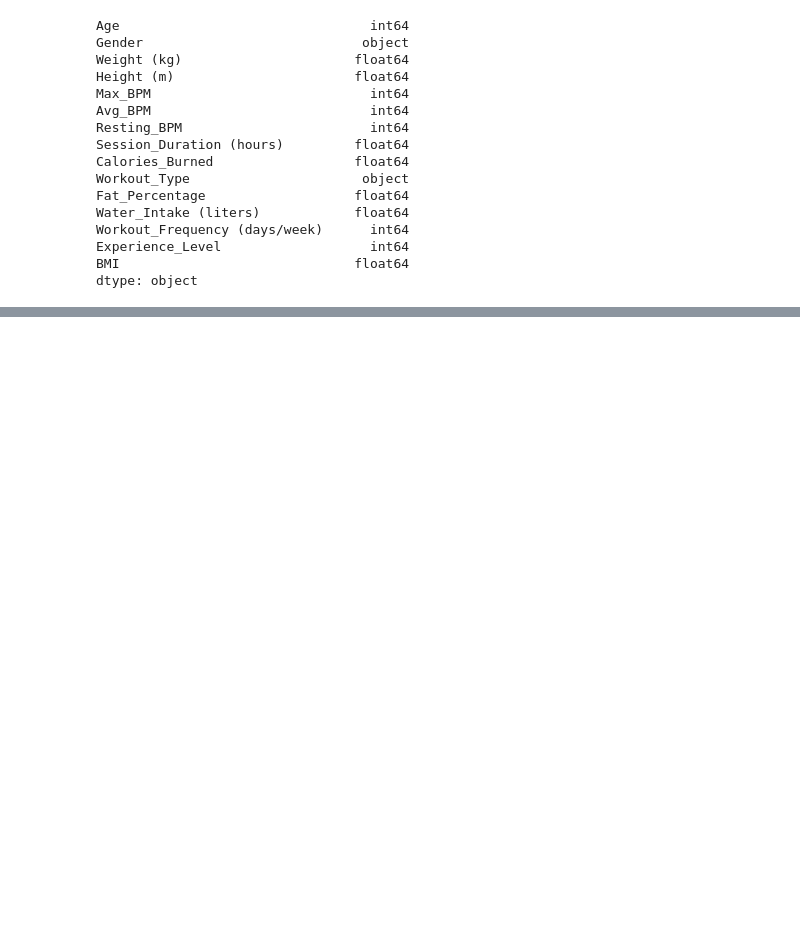
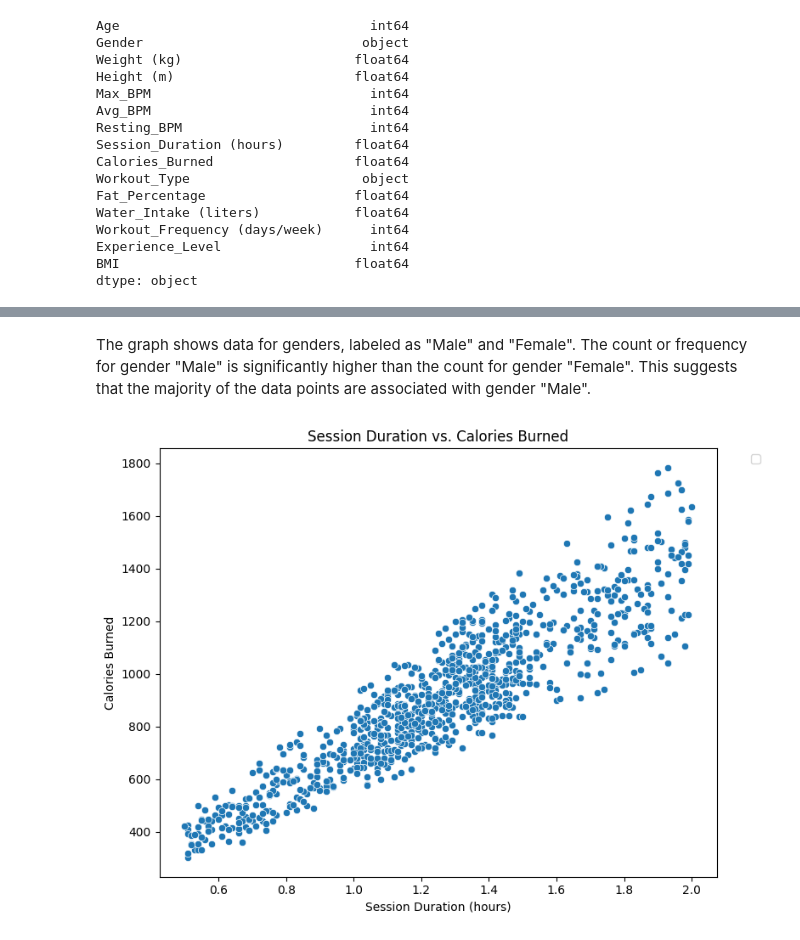
Before and after one commit to rajkumarpawar/Gym_Members_Exercersise_Tracking, a Jupyter notebook: Gym_Exercise.ipynb, the cells around one changed output, grey strips where cells are left out. Drawn from its saved outputs; the diff is of its cells as text; code cells hidden in the pictures; blank space fills up the shorter version.

```diff
--- a/Gym_Exercise.ipynb
+++ b/Gym_Exercise.ipynb
@@ -146,0 +220,18 @@ outliers_iqr
+# %% [markdown]
+The graph shows data for genders, labeled as "Male" and "Female".
+The count or frequency for gender "Male" is significantly higher than the count for gender "Female".
+This suggests that the majority of the data points are associated with gender "Male".
+# %%
+# Session Duration vs. Calories Burned
+
+import seaborn as sns
+plt.figure(figsize=(8, 6))
+sns.scatterplot(data=Gym_New, x='Session_Duration (hours)', y='Calories_Burned', palette='viridis')
+plt.title('Session Duration vs. Calories Burned')
+plt.xlabel('Session Duration (hours)')
+plt.ylabel('Calories Burned')
+plt.legend(bbox_to_anchor=(1.05, 1), loc='upper left')
+plt.tight_layout()
+plt.show()
+# %% [output]
+[figure, added]
```
Also changed, not shown: parts of 34 cells of this notebook.
